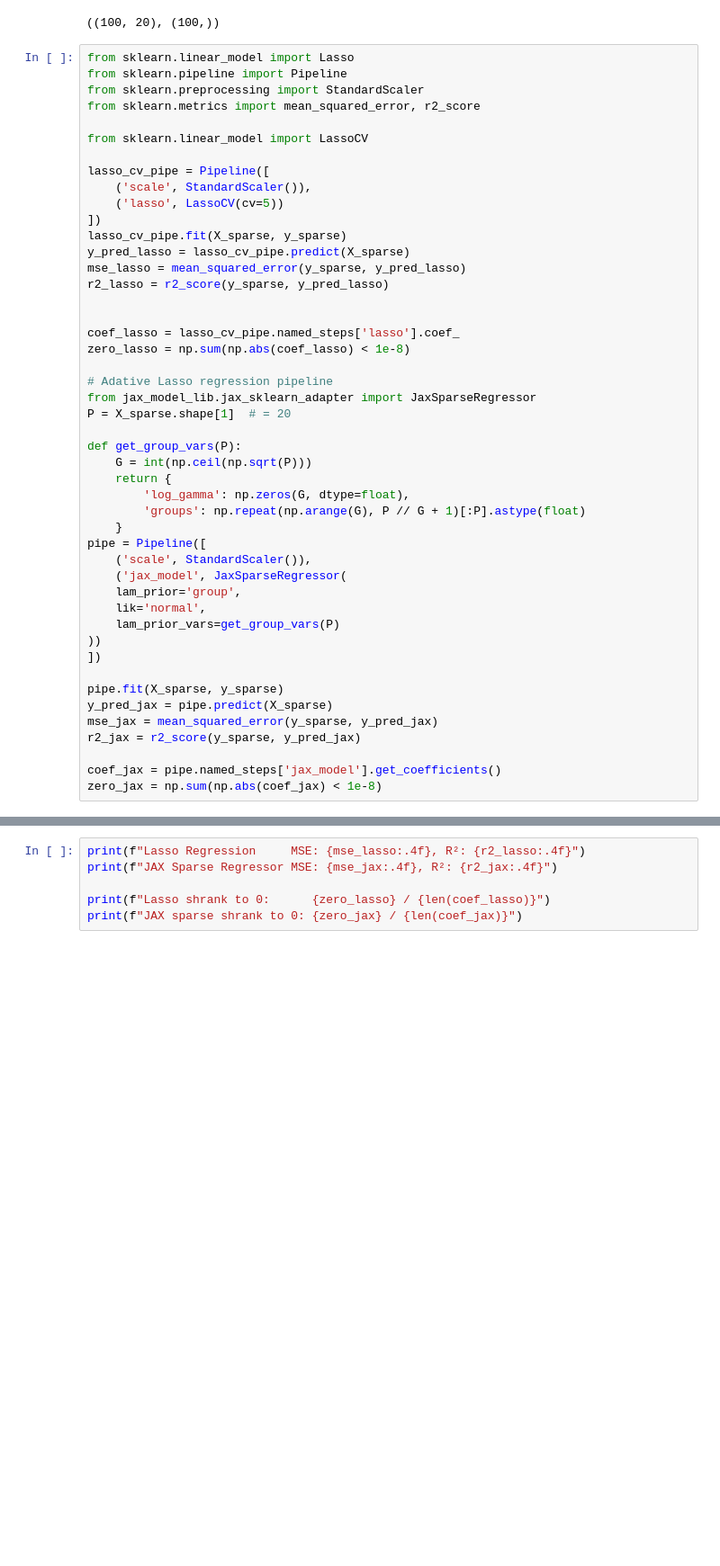
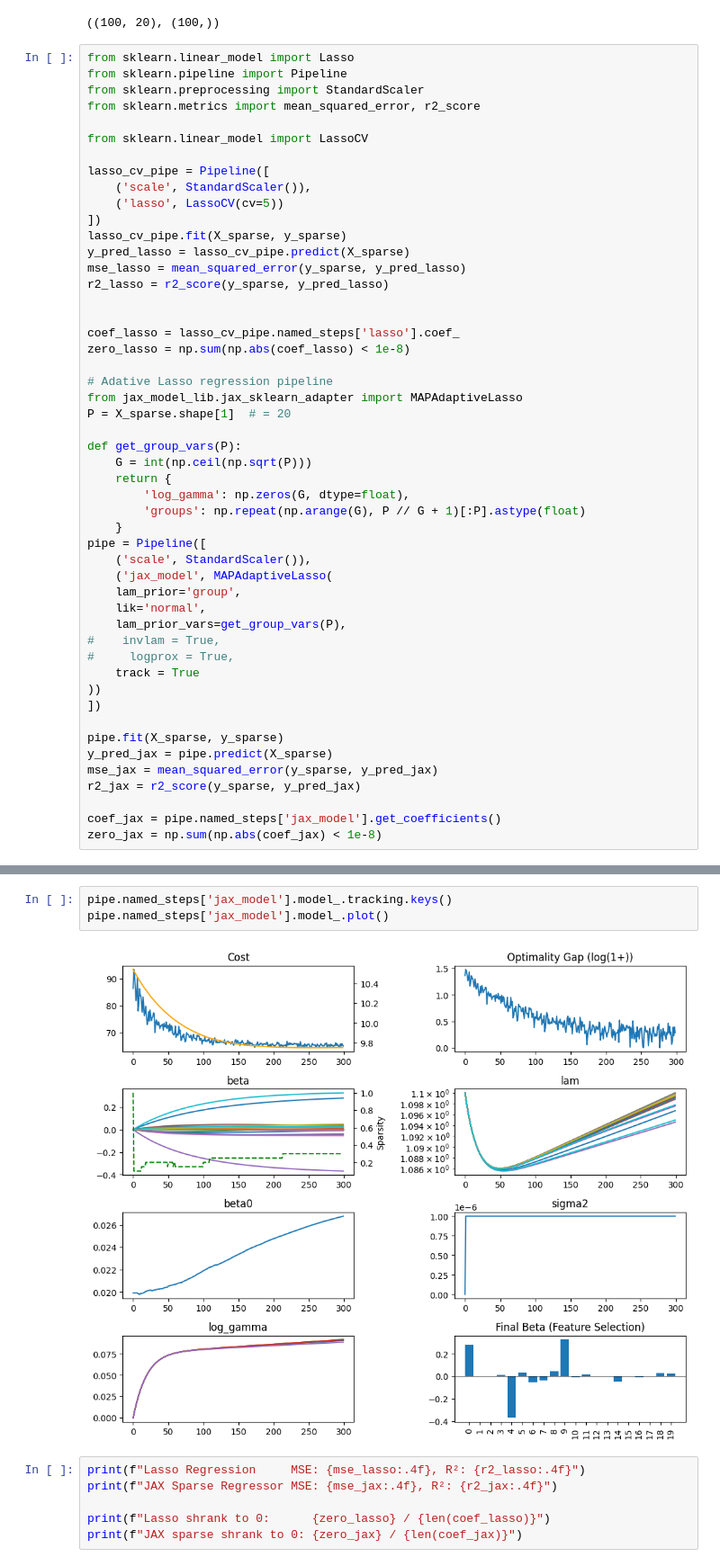
Before and after one commit to LZ497/AdaptiveLasso, a Jupyter notebook: compare_loss_adaptiveLoss.ipynb, the cells around one changed output, grey strips where cells are left out. Shown at 90% size. Drawn from its saved outputs; the diff is of its cells as text; blank space fills up the shorter version.

Commit message:
Remove glob, update prox and invalm combinations, add plot, add some notes to readme, and add SVRG

```diff
--- a/compare_loss_adaptiveLoss.ipynb
+++ b/compare_loss_adaptiveLoss.ipynb
@@ -41,7 +41,7 @@ coef_lasso = lasso_cv_pipe.named_steps['lasso'].coef_
 zero_lasso = np.sum(np.abs(coef_lasso) < 1e-8)
 
 # Adative Lasso regression pipeline
-from jax_model_lib.jax_sklearn_adapter import JaxSparseRegressor
+from jax_model_lib.jax_sklearn_adapter import MAPAdaptiveLasso
 P = X_sparse.shape[1]  # = 20
 
 def get_group_vars(P):
@@ -52,10 +52,13 @@ def get_group_vars(P):
     }
 pipe = Pipeline([
     ('scale', StandardScaler()),
-    ('jax_model', JaxSparseRegressor(
+    ('jax_model', MAPAdaptiveLasso(
     lam_prior='group',
     lik='normal',
-    lam_prior_vars=get_group_vars(P)
+    lam_prior_vars=get_group_vars(P),
+#    invlam = True,
+#     logprox = True,
+    track = True
 ))
 ])
 
@@ -71,3 +74,8 @@ Non-finite or non-positive sigma2 in reset_vars: -0.6803902394436525
+# %%
+pipe.named_steps['jax_model'].model_.tracking.keys()
+pipe.named_steps['jax_model'].model_.plot()
+# %% [output]
+[figure, added]
 # %%
 print(f"Lasso Regression     MSE: {mse_lasso:.4f}, R²: {r2_lasso:.4f}")
 print(f"JAX Sparse Regressor MSE: {mse_jax:.4f}, R²: {r2_jax:.4f}")
```
Also changed, not shown: parts of 5 cells of this notebook, 4 other files.
